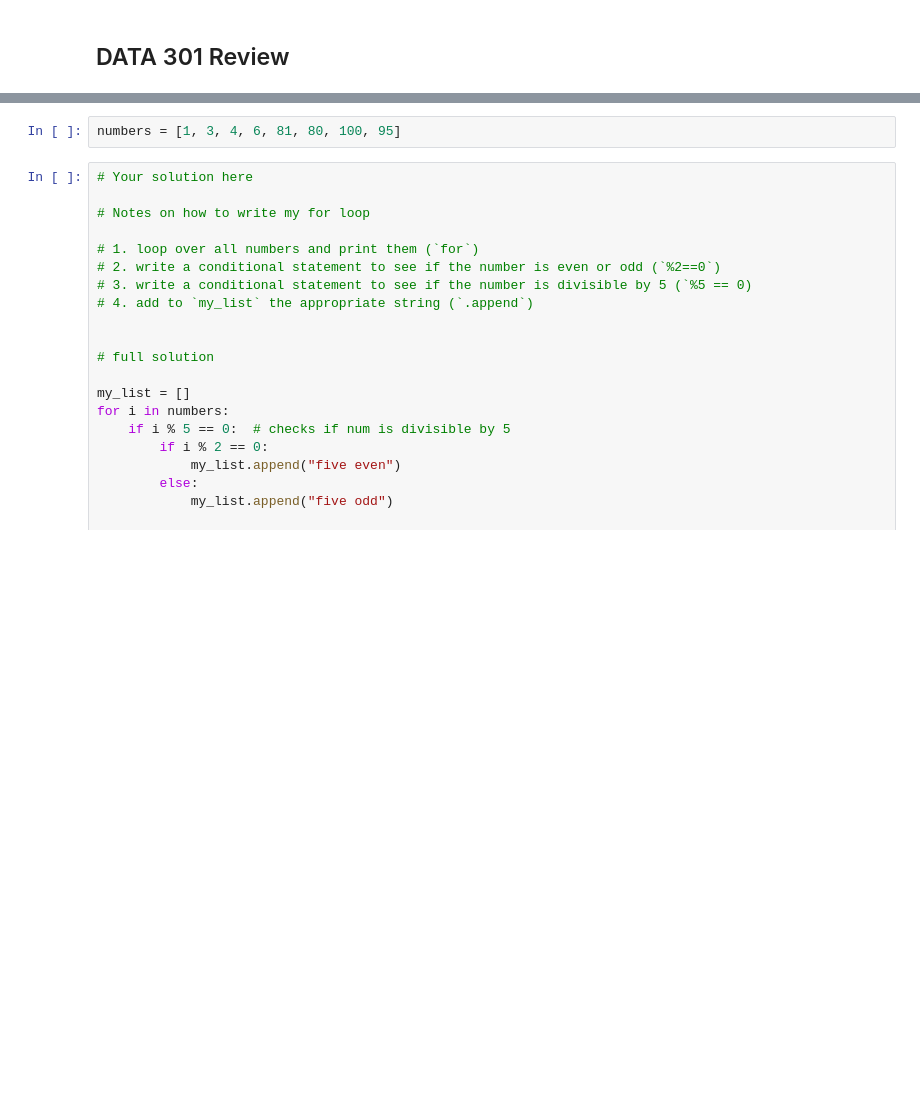
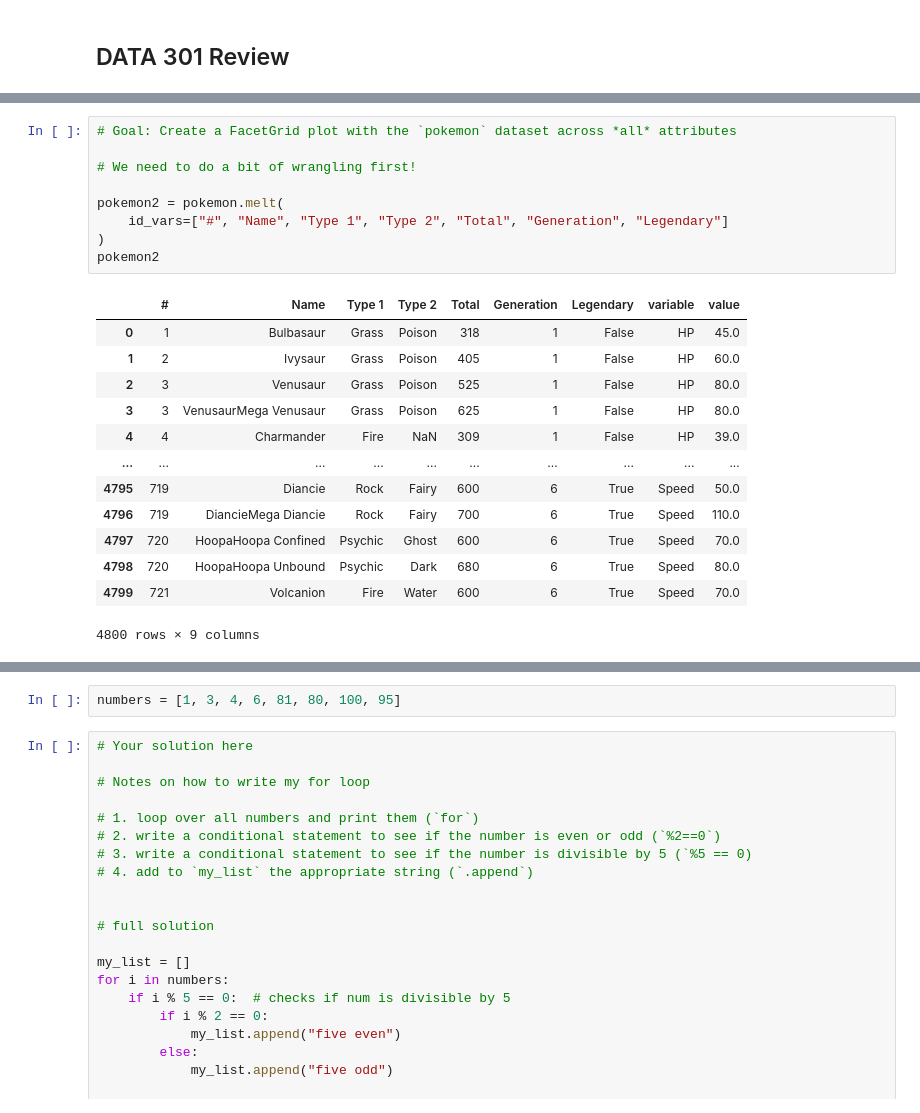
Before and after one commit to ubco-cmps/data301_course, a Jupyter notebook: notes/week10/review/review.ipynb, the cells around one changed output, grey strips where cells are left out. Cells and saved outputs as stored; diff of their text form; blank space fills up the shorter version.

```diff
--- a/notes/week10/review/review.ipynb
+++ b/notes/week10/review/review.ipynb
@@ -139,0 +86,23 @@ pokemon.head()
+# %%
+# Goal: Create a FacetGrid plot with the `pokemon` dataset across *all* attributes
+
+# We need to do a bit of wrangling first!
+
+pokemon2 = pokemon.melt(
+    id_vars=["#", "Name", "Type 1", "Type 2", "Total", "Generation", "Legendary"]
+)
+pokemon2
+# %% [output]
+|  | # | Name | Type 1 | Type 2 | Total | Generation | Legendary | variable | value |
+| 0 | 1 | Bulbasaur | Grass | Poison | 318 | 1 | False | HP | 45.0 |
+| 1 | 2 | Ivysaur | Grass | Poison | 405 | 1 | False | HP | 60.0 |
+| 2 | 3 | Venusaur | Grass | Poison | 525 | 1 | False | HP | 80.0 |
+| 3 | 3 | VenusaurMega Venusaur | Grass | Poison | 625 | 1 | False | HP | 80.0 |
+| 4 | 4 | Charmander | Fire | NaN | 309 | 1 | False | HP | 39.0 |
+| ... | ... | ... | ... | ... | ... | ... | ... | ... | ... |
+| 4795 | 719 | Diancie | Rock | Fairy | 600 | 6 | True | Speed | 50.0 |
+| 4796 | 719 | DiancieMega Diancie | Rock | Fairy | 700 | 6 | True | Speed | 110.0 |
+| 4797 | 720 | HoopaHoopa Confined | Psychic | Ghost | 600 | 6 | True | Speed | 70.0 |
+| 4798 | 720 | HoopaHoopa Unbound | Psychic | Dark | 680 | 6 | True | Speed | 80.0 |
+| 4799 | 721 | Volcanion | Fire | Water | 600 | 6 | True | Speed | 70.0 |
+4800 rows × 9 columns
```
Also changed, not shown: parts of 45 cells of this notebook, 4 other files.
